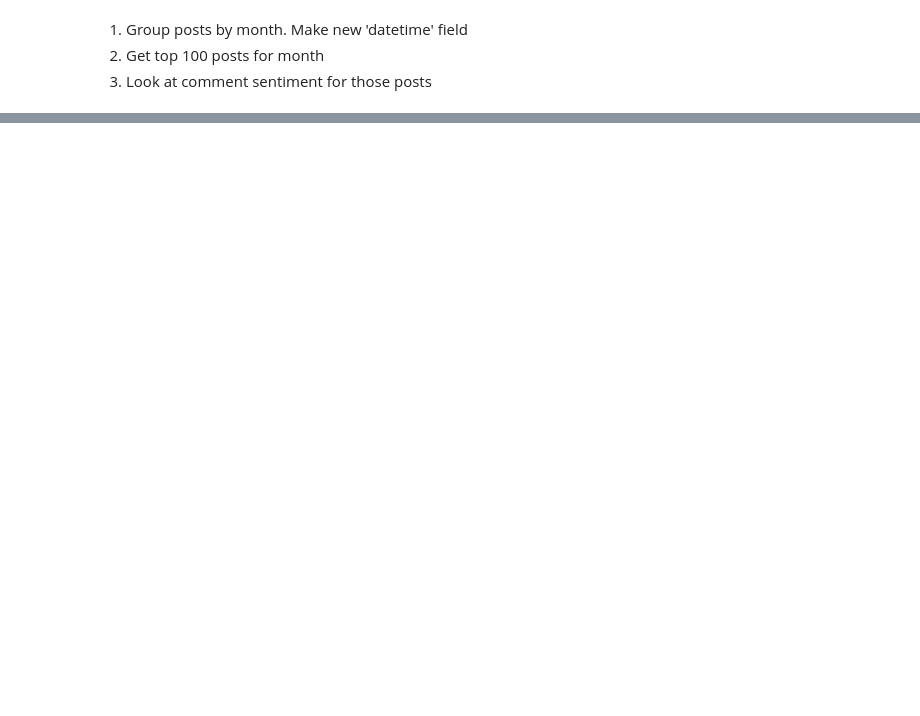
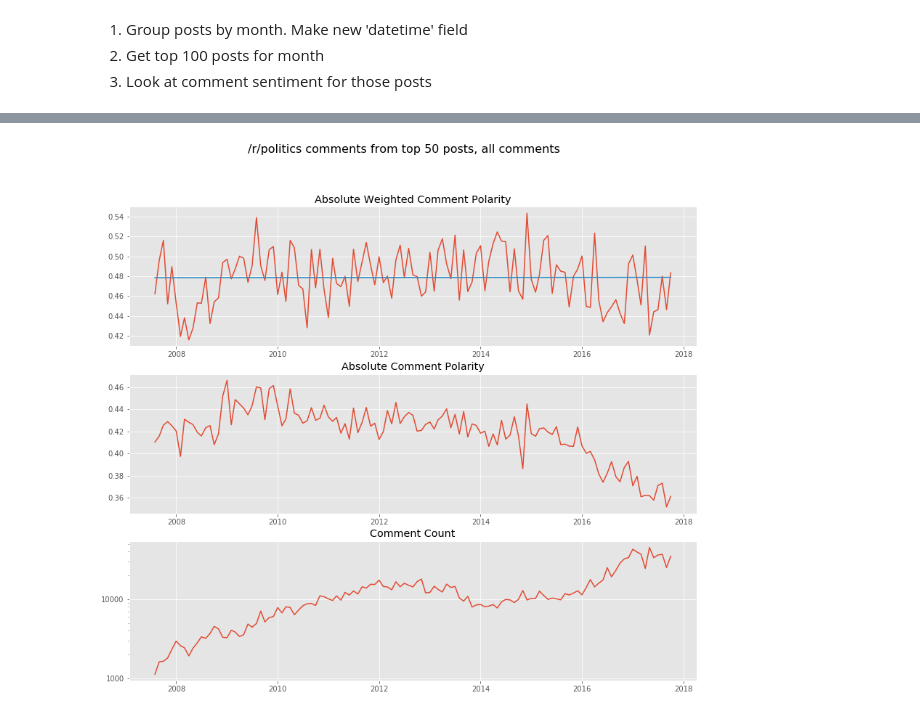
Before and after one commit to AustinPenner/Political-Polarization-on-Reddit, a Jupyter notebook: first_pass_sentiment_analysis.ipynb, the cells around one changed output, grey strips where cells are left out. Cells and saved outputs as stored; diff of their text form; code cells hidden in the pictures; blank space fills up the shorter version.

```diff
--- a/first_pass_sentiment_analysis.ipynb
+++ b/first_pass_sentiment_analysis.ipynb
@@ -350,0 +356,9 @@ client.close()
+# %%
+top_50_vader = {}
+yearmonths = sorted(posts_all.distinct('yearmonth'))
+for idx in range(len(yearmonths) - 1):
+    # Get top 100 posts
+    results = monthly_stats_top_posts(yearmonths[idx:idx+2], 'politics', post_limit=50)
+    top_50_vader[yearmonths[idx]] = results
+    if idx % 20 == 0:
+        print(yearmonths[idx])
@@ -350,0 +373,5 @@ client.close()
+# %%
+fig, axes = plt.subplots(3, 1, figsize=(14, 12))
+plot_stats(top_50_vader, '/r/politics comments from top 50 posts, all comments', axes)
+# %% [output]
+[figure, added]
```
Also changed, not shown: parts of 24 cells of this notebook.
